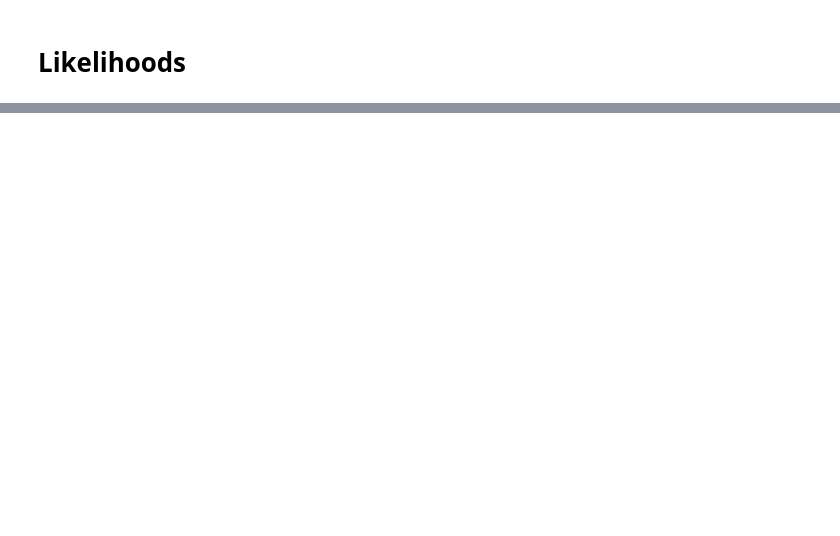
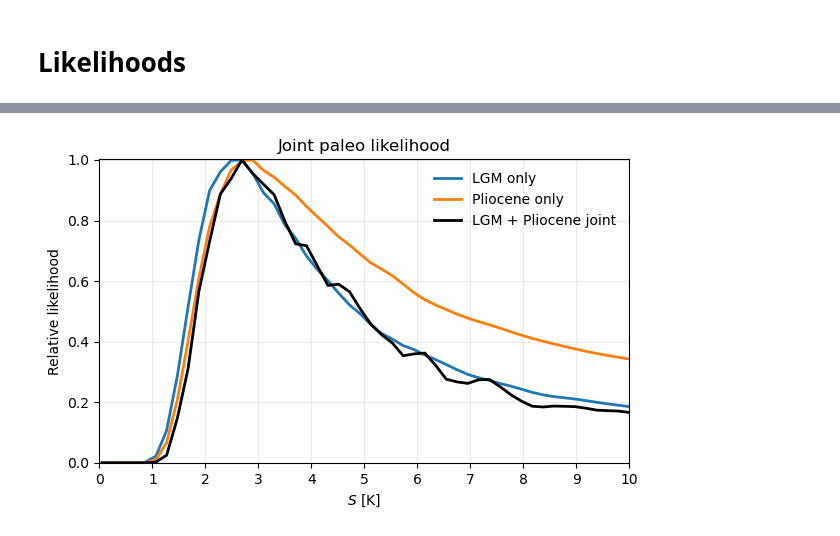
Before and after one commit to vtcooper/bayecs, a Jupyter notebook: Cooper_baselines.ipynb, the cells around one changed output, grey strips where cells are left out. Saved outputs shown, nothing was run; the diff lists cells and outputs as text; code cells hidden in the pictures; blank space fills up the shorter version.

```diff
--- a/Cooper_baselines.ipynb
+++ b/Cooper_baselines.ipynb
@@ -817,0 +2141,67 @@ for evidence, evidence_curves in curves.items():
+# %%
+L_lgm_joint = []
+L_plio_joint = []
+L_paleo_joint = []
+
+for S in S_like_grid:
+    l_rev = -f2x_rev / S
+
+    ## LGM residual likelihood
+    N_lgm_pred = (
+        f_other_lgm_rev
+        - 0.57 * f2x_rev
+        - t_lgm_rev * (dl_lgm_rev - l_rev / (1 + zeta_rev))
+    )
+
+    p_lgm = norm.pdf(
+        coop_REVISED["mu_N_LGM"],
+        loc=N_lgm_pred,
+        scale=coop_REVISED["sig_N_LGM"],
+    )
+
+    ## Pliocene residual likelihood
+    f_plio_co2_rev = np.log(co2_plio_rev / 284) / np.log(2) * f2x_rev
+
+    N_plio_pred = (
+        f_plio_co2_rev * (1 + fch4_rev)
+        + f_plio_nonghg_rev
+        + t_plio_rev * (l_rev / (1 + zeta_rev) - dl_plio_rev)
+    )
+
+    p_plio = norm.pdf(
+        coop_REVISED["mu_N_plio"],
+        loc=N_plio_pred,
+        scale=coop_REVISED["sig_N_plio"],
+    )
+
+    ## marginal and joint likelihoods
+    L_lgm_joint.append(np.nanmean(p_lgm))
+    L_plio_joint.append(np.nanmean(p_plio))
+    L_paleo_joint.append(np.nanmean(p_lgm * p_plio))
+
+L_lgm_joint = np.asarray(L_lgm_joint)
+L_plio_joint = np.asarray(L_plio_joint)
+L_paleo_joint = np.asarray(L_paleo_joint)
+
+L_lgm_joint = L_lgm_joint / np.nanmax(L_lgm_joint)
+L_plio_joint = L_plio_joint / np.nanmax(L_plio_joint)
+L_paleo_joint = L_paleo_joint / np.nanmax(L_paleo_joint)
+
+fig, ax = plt.subplots(figsize=(6.2, 4.0), dpi=100)
+
+ax.plot(S_like_grid, L_lgm_joint, label="LGM only", lw=2)
+ax.plot(S_like_grid, L_plio_joint, label="Pliocene only", lw=2)
+ax.plot(S_like_grid, L_paleo_joint, label="LGM + Pliocene joint", lw=2, color="k")
+
+ax.set_xlabel("$S$ [K]")
+ax.set_ylabel("Relative likelihood")
+ax.set_title("Joint paleo likelihood")
+ax.grid(alpha=0.25)
+ax.legend(frameon=False)
+plt.ylim(-0.002, 1.002)
+plt.xlim(0, S_like_grid.max())
+plt.xticks(np.arange(11))
+plt.tight_layout()
+plt.show()
+# %% [output]
+[figure, added]
```
Also changed, not shown: parts of 52 cells of this notebook.
